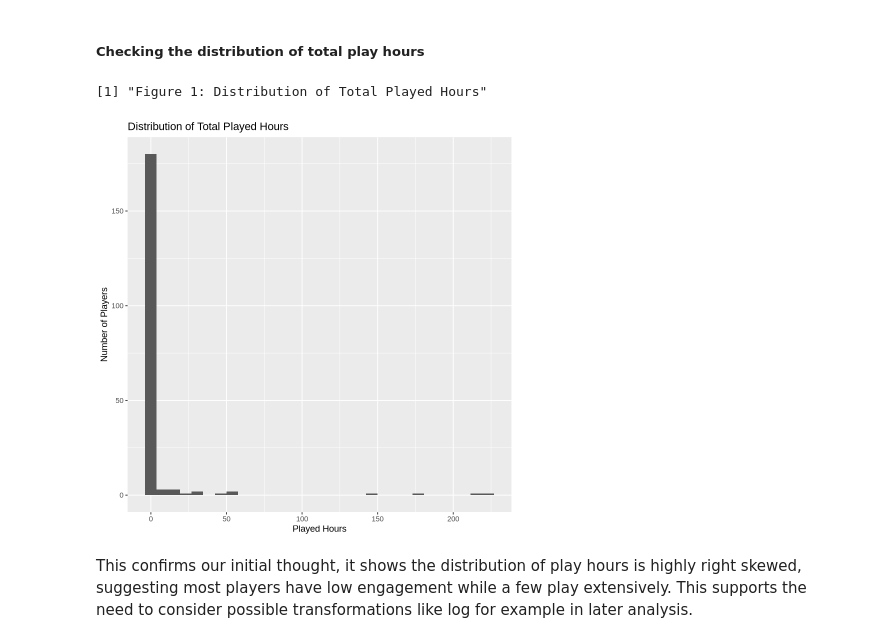
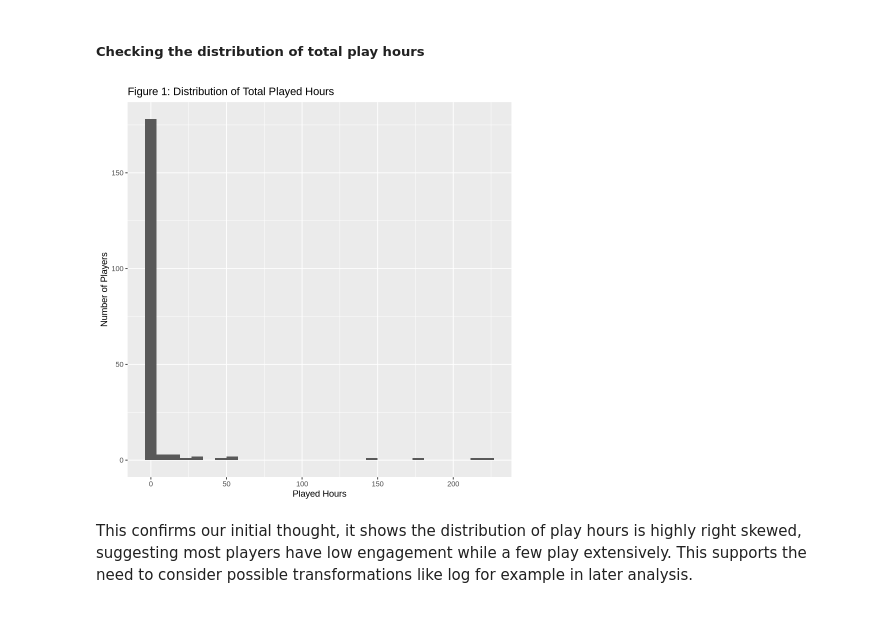
Before and after one commit to Aki175/Project-Final-Report, a Jupyter notebook: Project Final.ipynb, the cells around one changed output. Saved outputs shown, nothing was run; the diff lists cells and outputs as text; code cells hidden in the pictures.

```diff
--- a/Project Final.ipynb
+++ b/Project Final.ipynb
@@ -210,10 +192,12 @@ sessions <- sessions |>
 # mutate the player dataset since experience, subscribe and gender are factor data's. But experience has an order so we make it as an ordinal feature
 
 players <- players |>
-  mutate(
-    experience = factor(experience, levels = c("Beginner", "Amateur","Regular","Veteran","Pro")),
-    subscribe  = as.factor(subscribe),
-    gender     = as.factor(gender)
+    filter(!is.na(age)) |>
+    mutate(
+        experience = factor(experience, levels = c("Beginner", "Amateur","Regular","Veteran","Pro")),
+        subscribe  = as.factor(subscribe),
+        gender     = as.factor(gender),
+        log_played_hours = log(played_hours+1)
   )
 # %% [markdown]
 ### Exploratory Data Analysis
@@ -235,12 +219,10 @@ This indicates that the typical player is around 21 years old and plays just und
 # %%
 ggplot(players, aes(x = played_hours)) +
   geom_histogram(bins = 30) +
-  labs(title = "Distribution of Total Played Hours",
+  labs(title = 'Figure 1: Distribution of Total Played Hours',
        x = "Played Hours", y = "Number of Players")
-print('Figure 1: Distribution of Total Played Hours')
 # %% [output]
-[1] "Figure 1: Distribution of Total Played Hours"
-[figure, old version]
+[figure, new version]
 # %% [markdown]
 This confirms our initial thought, it shows the distribution of play hours is highly right skewed, suggesting most players have low engagement while a few play extensively. This supports the need to consider possible transformations like log for example in later analysis.
 # %% [markdown]
```
Also changed, not shown: parts of 12 cells of this notebook.
